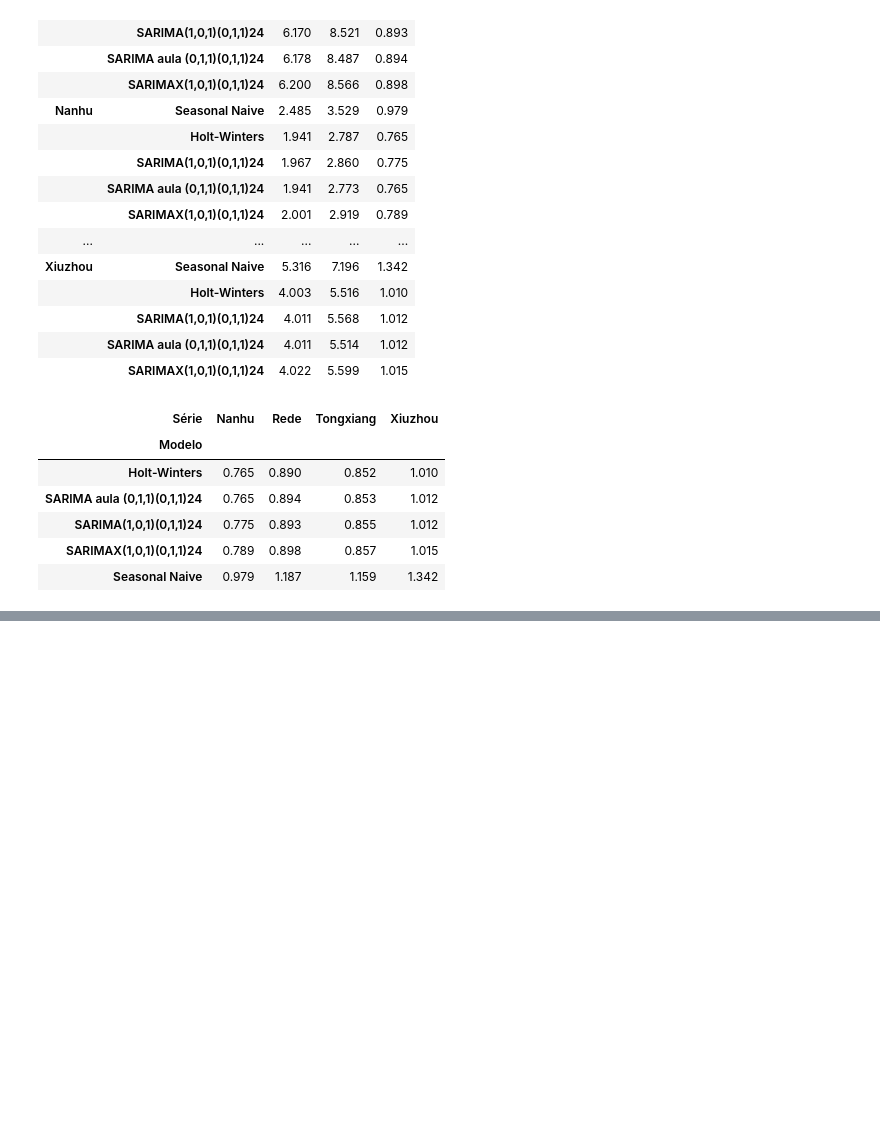
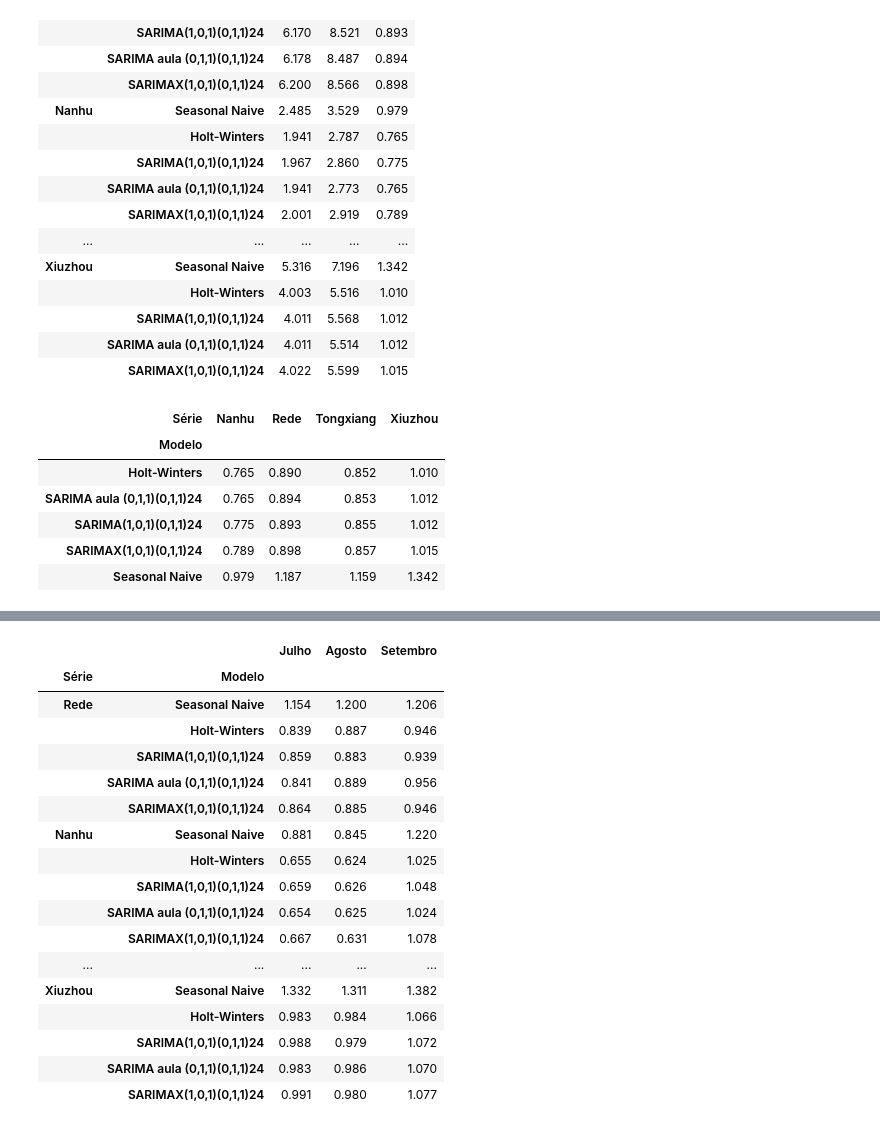
Before and after one commit to 1231478-Ellah-Fleischmann/MINDD-PROJETO-2, a Jupyter notebook: task2.ipynb, the cells around one changed output, grey strips where cells are left out. Drawn from its saved outputs; the diff is of its cells as text; code cells hidden in the pictures; blank space fills up the shorter version.

```diff
--- a/task2.ipynb
+++ b/task2.ipynb
@@ -758,0 +806,31 @@ resultados_val.pivot(index='Modelo', columns='Série', values='MASE').round(3)
+# %%
+# MASE por mês da validação
+mes = validation.index.month
+
+linhas = []
+for c in series.columns:
+    for m in modelos_todos:
+        por_mes = erro_escalado(c, m).groupby(mes).mean()
+        linhas.append({'Série': c, 'Modelo': m,
+                       'Julho': por_mes[7], 'Agosto': por_mes[8], 'Setembro': por_mes[9]})
+
+pd.DataFrame(linhas).set_index(['Série', 'Modelo']).round(3)
+# %% [output]
+|  |  | Julho | Agosto | Setembro |
+| Série | Modelo |  |  |  |
+| Rede | Seasonal Naive | 1.154 | 1.200 | 1.206 |
+|  | Holt-Winters | 0.839 | 0.887 | 0.946 |
+|  | SARIMA(1,0,1)(0,1,1)24 | 0.859 | 0.883 | 0.939 |
+|  | SARIMA aula (0,1,1)(0,1,1)24 | 0.841 | 0.889 | 0.956 |
+|  | SARIMAX(1,0,1)(0,1,1)24 | 0.864 | 0.885 | 0.946 |
+| Nanhu | Seasonal Naive | 0.881 | 0.845 | 1.220 |
+|  | Holt-Winters | 0.655 | 0.624 | 1.025 |
+|  | SARIMA(1,0,1)(0,1,1)24 | 0.659 | 0.626 | 1.048 |
+|  | SARIMA aula (0,1,1)(0,1,1)24 | 0.654 | 0.625 | 1.024 |
+|  | SARIMAX(1,0,1)(0,1,1)24 | 0.667 | 0.631 | 1.078 |
+| ... | ... | ... | ... | ... |
+| Xiuzhou | Seasonal Naive | 1.332 | 1.311 | 1.382 |
+|  | Holt-Winters | 0.983 | 0.984 | 1.066 |
+|  | SARIMA(1,0,1)(0,1,1)24 | 0.988 | 0.979 | 1.072 |
+|  | SARIMA aula (0,1,1)(0,1,1)24 | 0.983 | 0.986 | 1.070 |
+|  | SARIMAX(1,0,1)(0,1,1)24 | 0.991 | 0.980 | 1.077 |
```
Also changed, not shown: parts of 4 cells of this notebook.
